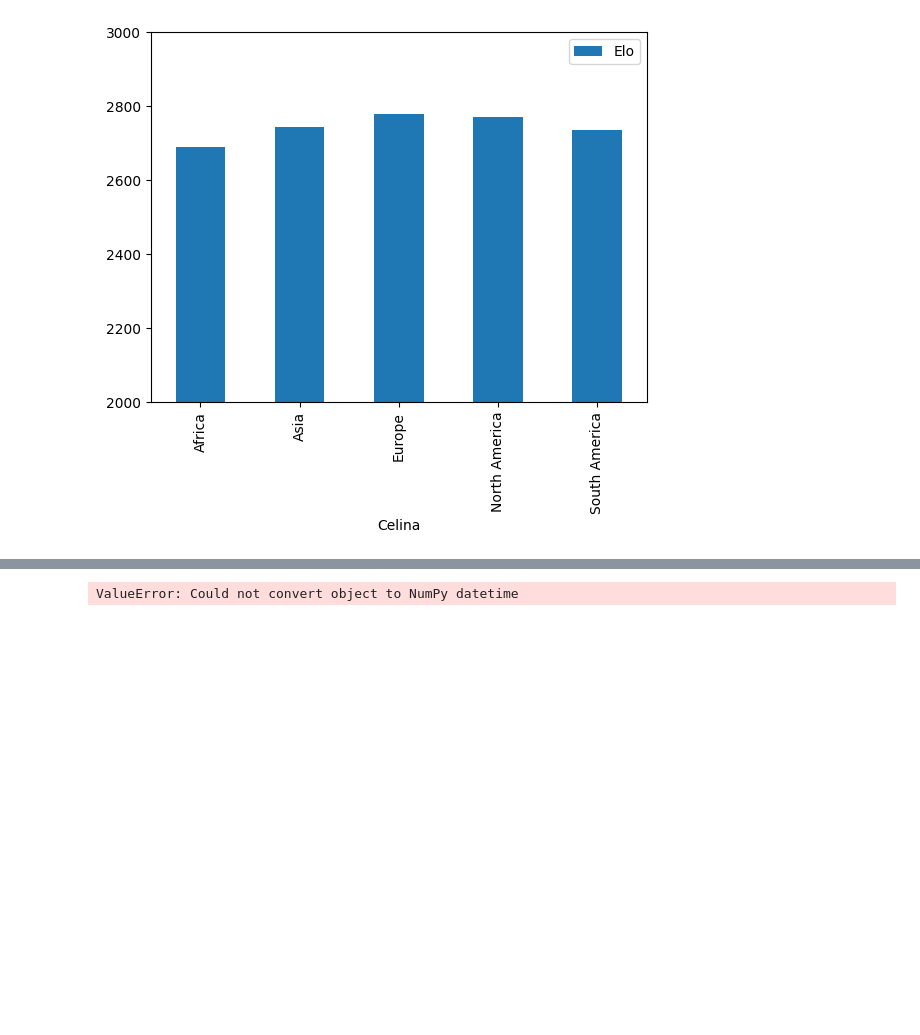
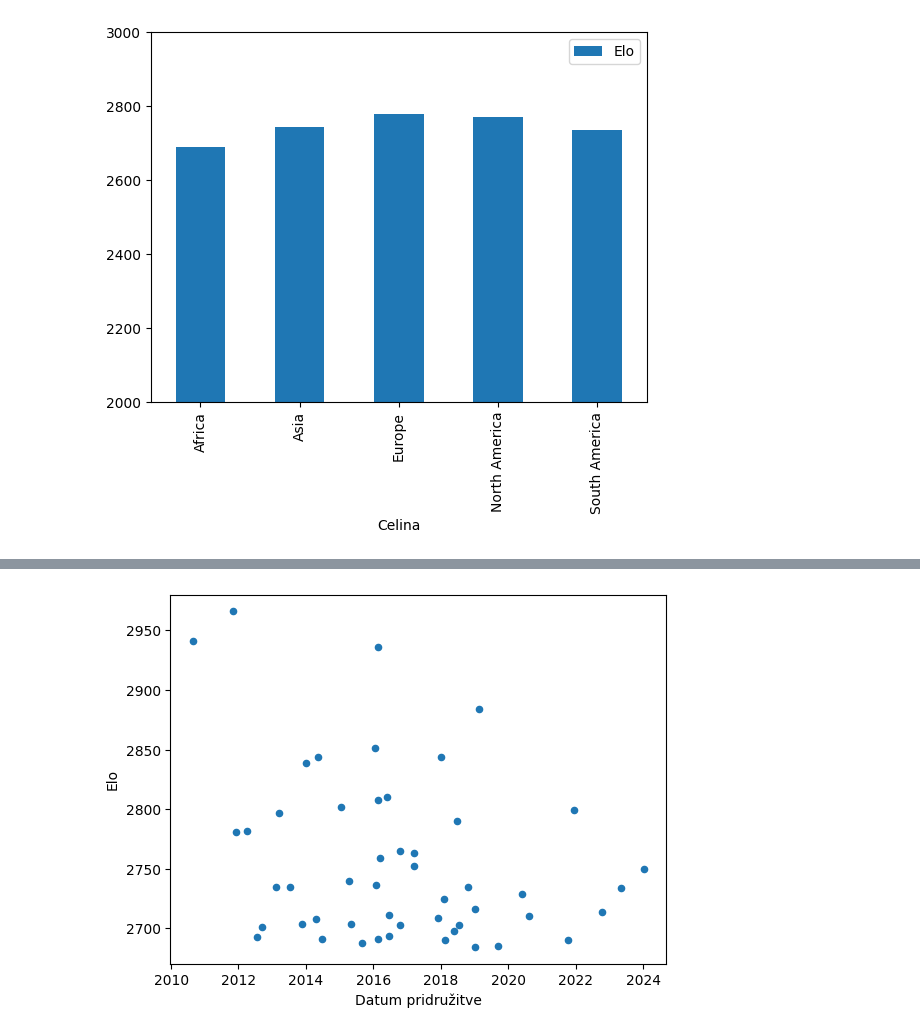
Before and after one commit to Matic-Pogorelec/Uvod_v_programiranje, a Jupyter notebook: analiza.ipynb, the cells around one changed output, grey strips where cells are left out. Cells and saved outputs as stored; diff of their text form; code cells hidden in the pictures; blank space fills up the shorter version.

```diff
--- a/analiza.ipynb
+++ b/analiza.ipynb
@@ -73,4 +79,6 @@ sahisti[["Leto","šteti"]].groupby("Leto").sum().plot(kind="bar")
 # %%
-sahisti["čas_numpi"] = sahisti["Datum"]
+
+sahisti["Številski datum"] = sahisti["Datum"].apply(lambda x: np.datetime64(x))
+a = sahisti.plot(x="Številski datum", y = "Elo",kind="scatter", xlabel = "Datum pridružitve")
 # %% [output]
-ValueError: Could not convert object to NumPy datetime
+[figure, added]
```
Also changed, not shown: parts of 20 cells of this notebook, 3 other files.
